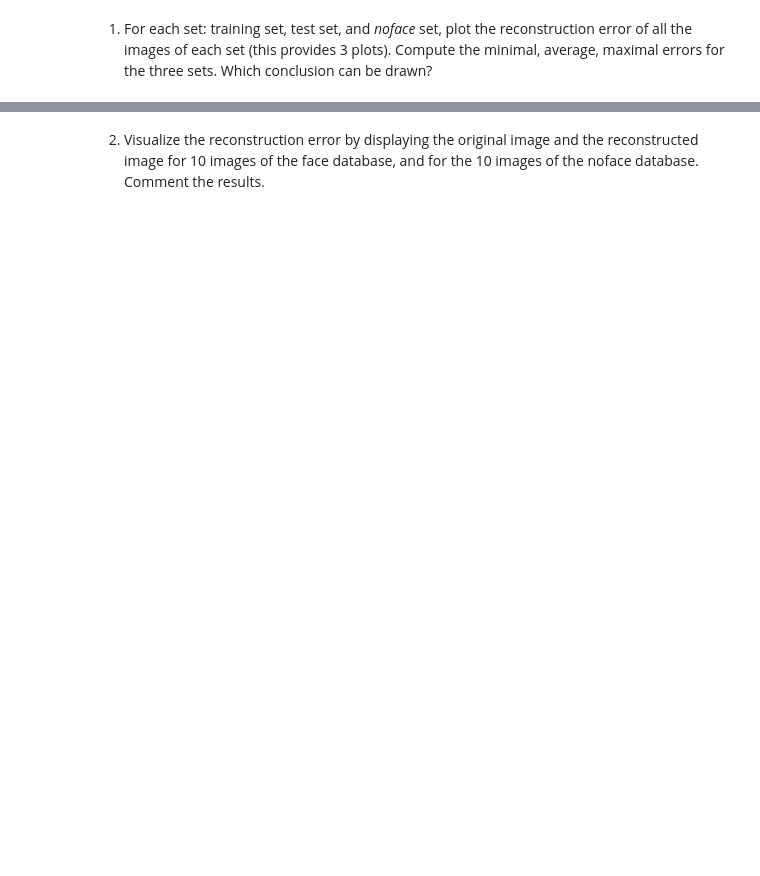
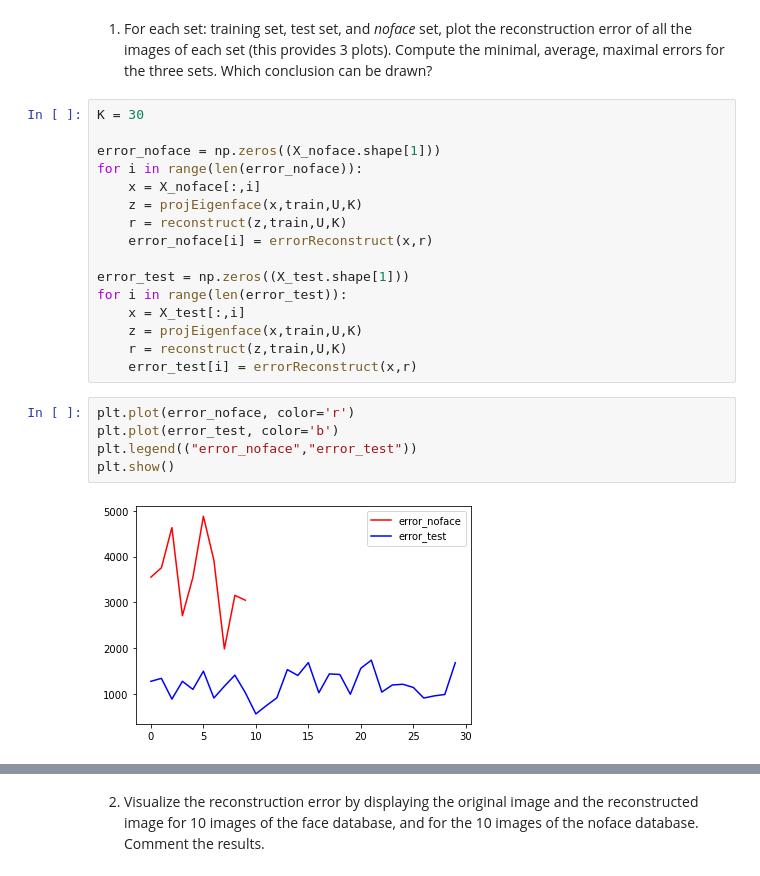
Before and after one commit to hanzopgp/MasterBioInformaticsPTs, a Jupyter notebook: S1/BIMA/TME9/TME9-10DurandKordon.ipynb, the cells around one changed output, grey strips where cells are left out. Drawn from its saved outputs; the diff is of its cells as text; blank space fills up the shorter version.

```diff
--- a/S1/BIMA/TME9/TME9-10DurandKordon.ipynb
+++ b/S1/BIMA/TME9/TME9-10DurandKordon.ipynb
@@ -555,3 +569,26 @@ Until now, we focused on comparing facial images with each other. But the method
 <center>Figure 8: illustration of possible cases for classifying an image: case 1,2) $Z$ close to subspace: it is a face 3,4) $Z$ far from subspace: it is not a face, 1) $Z$ is an identified face, case 2) $z$ is an unknown face, case 3) risk of identifying $Z$ as a face when it is not.
 # %% [markdown]
 1.  For each set: training set, test set, and *noface* set, plot the reconstruction error of all the images of each set (this provides 3 plots). Compute the minimal, average, maximal errors for the three sets. Which conclusion can be drawn?
+# %%
+K = 30
+
+error_noface = np.zeros((X_noface.shape[1]))
+for i in range(len(error_noface)):
+    x = X_noface[:,i]
+    z = projEigenface(x,train,U,K)
+    r = reconstruct(z,train,U,K)
+    error_noface[i] = errorReconstruct(x,r)
+
+error_test = np.zeros((X_test.shape[1]))
+for i in range(len(error_test)):
+    x = X_test[:,i]
+    z = projEigenface(x,train,U,K)
+    r = reconstruct(z,train,U,K)
+    error_test[i] = errorReconstruct(x,r)
+# %%
+plt.plot(error_noface, color='r')
+plt.plot(error_test, color='b')
+plt.legend(("error_noface","error_test"))
+plt.show()
+# %% [output]
+[figure, added]
```
Also changed, not shown: parts of 17 cells of this notebook, 19 other files.
